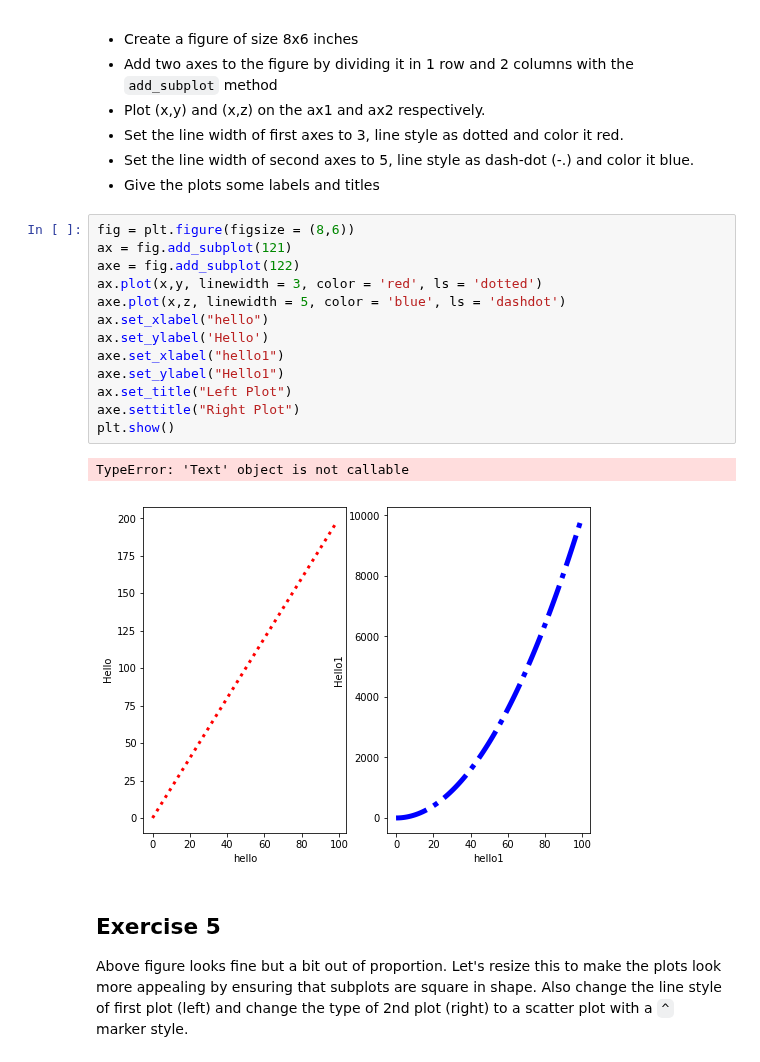
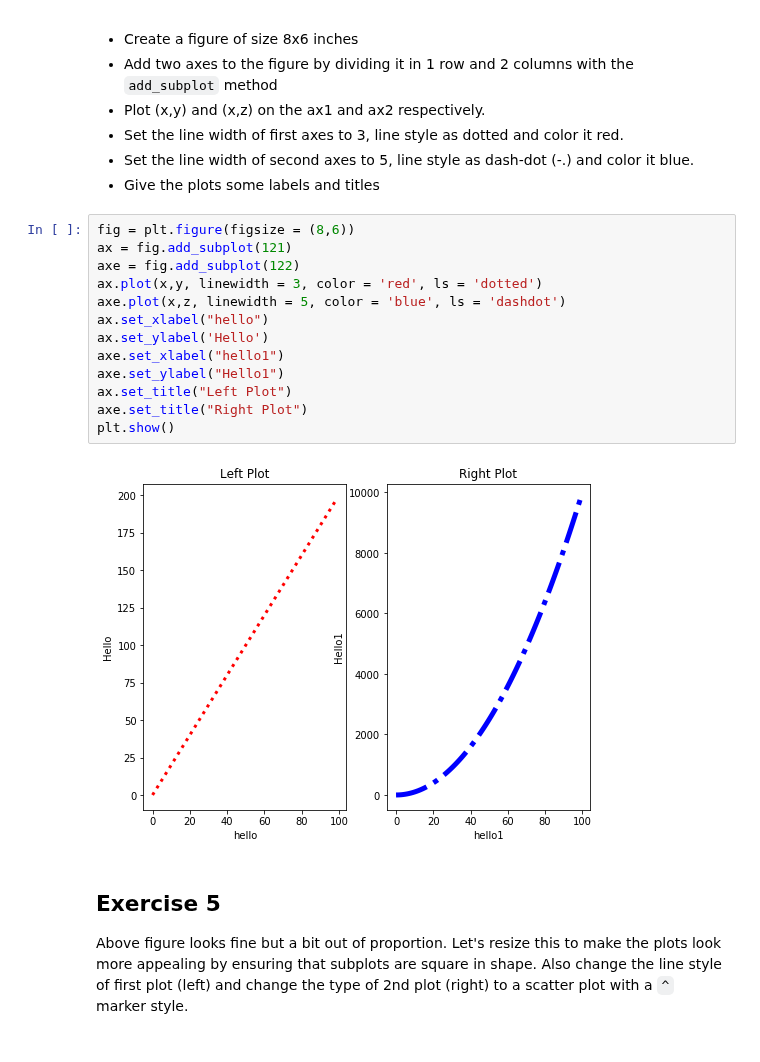
Before and after one commit to asafi1997/dsc-more-practice-with-matplotlib-lab-nyc-ds-060319, a Jupyter notebook: index.ipynb, the cells around one changed output. Cells and saved outputs as stored; diff of their text form.

```diff
--- a/index.ipynb
+++ b/index.ipynb
@@ -121,19 +121,18 @@ Perform following steps in the cell below:
 # %%
 fig = plt.figure(figsize = (8,6))
 ax = fig.add_subplot(121)
 axe = fig.add_subplot(122)
 ax.plot(x,y, linewidth = 3, color = 'red', ls = 'dotted')
 axe.plot(x,z, linewidth = 5, color = 'blue', ls = 'dashdot')
 ax.set_xlabel("hello")
 ax.set_ylabel('Hello')
 axe.set_xlabel("hello1")
 axe.set_ylabel("Hello1")
 ax.set_title("Left Plot")
-axe.settitle("Right Plot")
+axe.set_title("Right Plot")
 plt.show()
 # %% [output]
-TypeError: 'Text' object is not callable
-[figure, old version]
+[figure, new version]
 # %% [markdown]
 ## Exercise 5
 
```
